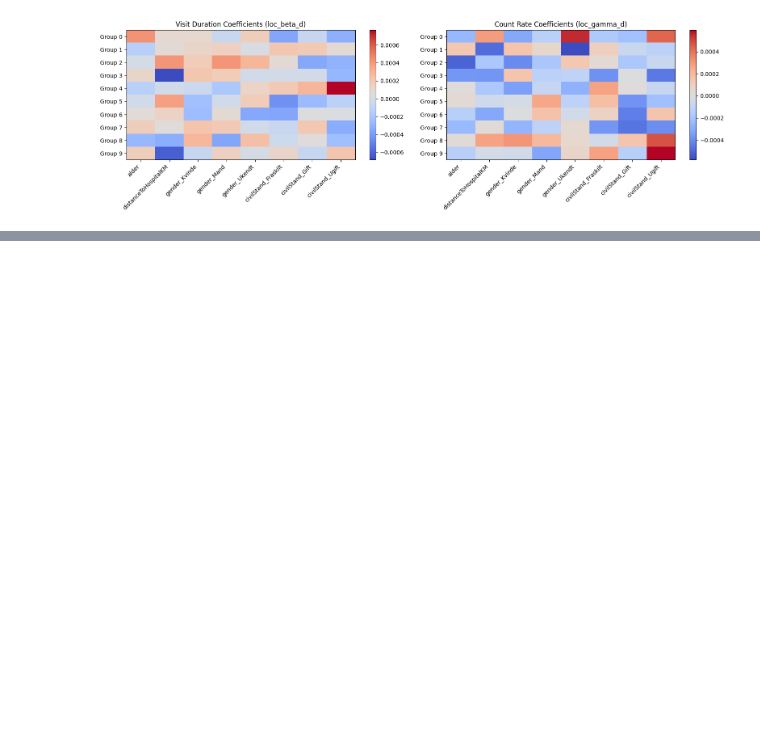
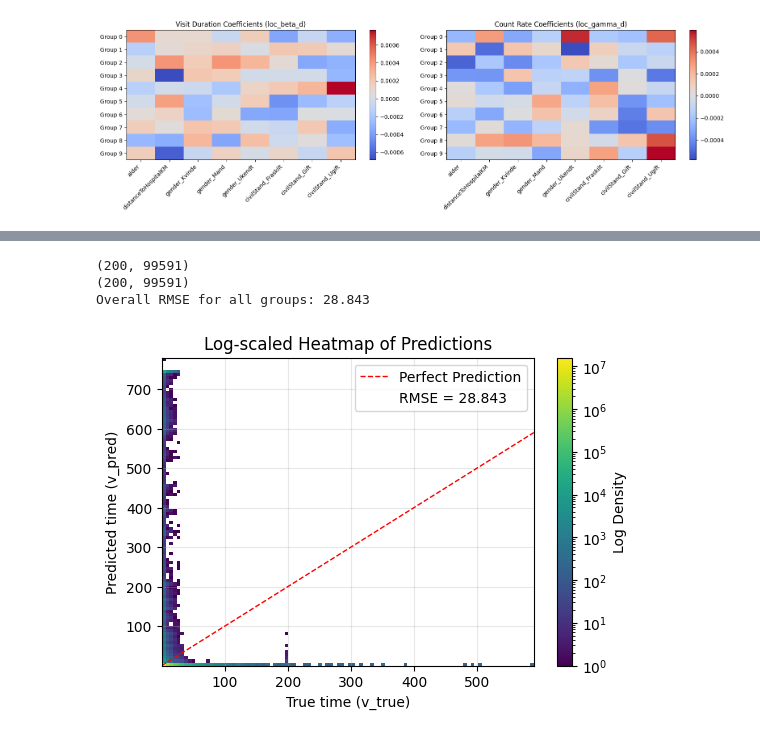
Before and after one commit to KarolineKlan/mbml_project, a Jupyter notebook: analyze params.ipynb, the cells around one changed output, grey strips where cells are left out. Drawn from its saved outputs; the diff is of its cells as text; code cells hidden in the pictures; blank space fills up the shorter version.

Commit message:
New density plots

```diff
--- a/analyze params.ipynb
+++ b/analyze params.ipynb
@@ -529,0 +594,55 @@ plt.show()
+# %%
+# samples["obs_logv"] has shape: (num_samples, num_data_points)
+pred_v_log_samples = samples["obs_logv"]  # shape: (num_samples, N)
+
+# Reverse standardize each sample separately
+pred_v_log_samples = reverse_standardize_tensor(pred_v_log_samples, v_time_mean, v_time_std)
+
+# Exponentiate to get pred_v for each sample
+pred_v_samples = torch.exp(pred_v_log_samples)
+
+# Convert to NumPy for further analysis
+pred_v_samples = pred_v_samples.cpu().numpy()
+
+true_v_expanded = np.expand_dims(true_v, axis=0)  # Add a new axis at the beginning
+true_v_copied = np.repeat(true_v_expanded, pred_v_samples.shape[0], axis=0)
+print(true_v_copied.shape)
+print(pred_v_samples.shape)
+
+# Flatten the predictions and truths
+true_v_flat = true_v_copied.flatten()
+pred_v_flat = pred_v_samples.flatten()
+
+# Compute RMSE
+all_rmse = np.sqrt(mean_squared_error(true_v_flat, pred_v_flat))
+print(f"Overall RMSE for all groups: {all_rmse:.3f}")
+
+true_c_expanded = np.expand_dims(true_c, axis=0)  # Add a new axis at the beginning
+pred_c_ = samples["obs_c"].cpu().numpy()
+pred_c_flatten = pred_c_.flatten()
+true_c_copied = np.repeat(true_c_expanded, pred_c_.shape[0], axis=0)
+true_c_flat = true_c_copied.flatten()
+# %% [output]
+(200, 99591)
+(200, 99591)
+Overall RMSE for all groups: 28.843
+# %%
+import matplotlib as mpl
+plt.figure(figsize=(6, 4))
+counts, xedges, yedges, img = plt.hist2d(true_v_flat, pred_v_flat, bins=100, cmap='viridis', norm=mpl.colors.LogNorm())
+plt.colorbar(label="Log Density")
+plt.plot(
+    [true_v_flat.min(), true_v_flat.max()],
+    [true_v_flat.min(), true_v_flat.max()],
+    'r--', linewidth=1, label="Perfect Prediction"
+)
+plt.plot([], [], ' ', label=f"RMSE = {all_rmse:.3f}")
+
+plt.xlabel("True time (v_true)")
+plt.ylabel("Predicted time (v_pred)")
+plt.legend()
+plt.grid(alpha=0.3)
+plt.title("Log-scaled Heatmap of Predictions")
+plt.show()
+# %% [output]
+[figure, added]
```
Also changed, not shown: parts of 4 cells of this notebook.
